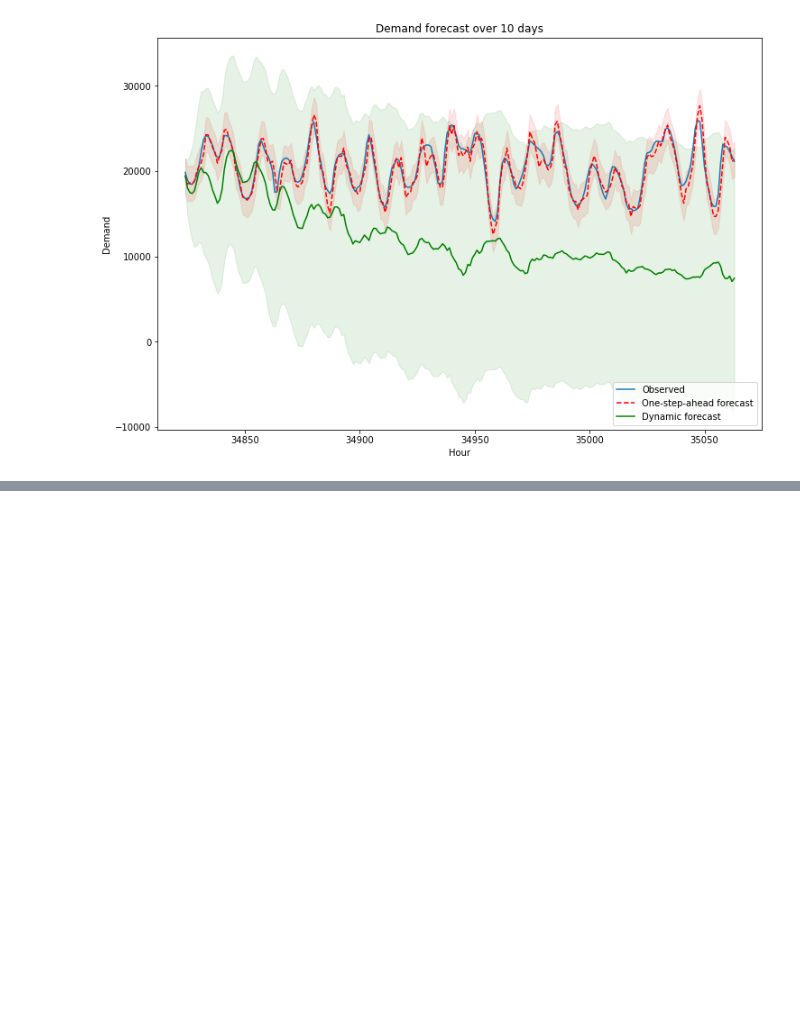
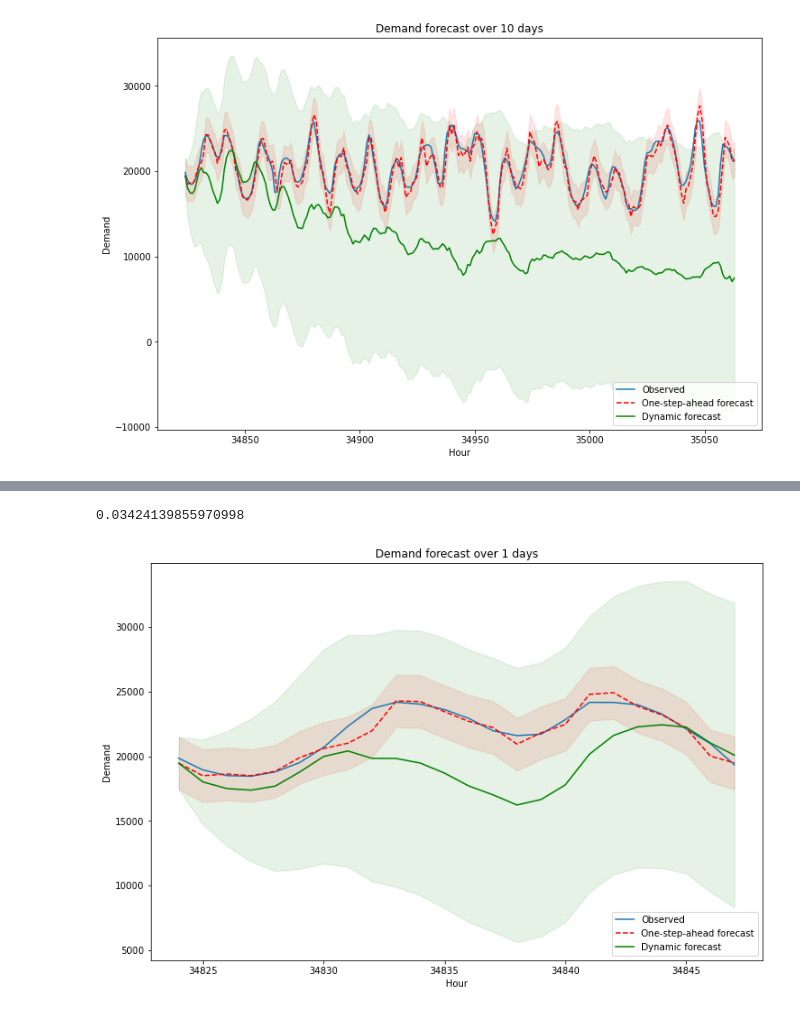
Before and after one commit to mattj949/Stats315B, a Jupyter notebook: SARMIAX.ipynb, the cells around one changed output, grey strips where cells are left out. Cells and saved outputs as stored; diff of their text form; code cells hidden in the pictures; blank space fills up the shorter version.

```diff
--- a/SARMIAX.ipynb
+++ b/SARMIAX.ipynb
@@ -119,0 +131,27 @@ legend = ax.legend(loc='lower right')
+# %%
+mean_pct_error
+# %% [output]
+0.03424139855970998
+# %%
+# Plot the beginning portion of the graph above
+PLOT_BEGIN_DAYS = 1
+
+# Graph
+fig, ax = plt.subplots(figsize=(12,8))
+npre = 4
+ax.set(title='Demand forecast over '+str(PLOT_BEGIN_DAYS)+' days', xlabel='Hour', ylabel='Demand')
+
+# Plot data points
+endog[-num_test:-num_test + PLOT_BEGIN_DAYS*24].plot(ax=ax, style='-', label='Observed')
+
+# Plot predictions
+predict.predicted_mean[-num_test:-num_test+PLOT_BEGIN_DAYS*24].plot(ax=ax, style='r--', label='One-step-ahead forecast')
+ci = predict_ci[-num_test:-num_test+PLOT_BEGIN_DAYS*24]
+ax.fill_between(ci.index, ci.iloc[:,0], ci.iloc[:,1], color='r', alpha=0.1)
+predict_dy.predicted_mean[-num_test:-num_test+PLOT_BEGIN_DAYS*24].plot(ax=ax, style='g', label='Dynamic forecast')
+ci = predict_dy_ci[-num_test:-num_test+PLOT_BEGIN_DAYS*24]
+ax.fill_between(ci.index, ci.iloc[:,0], ci.iloc[:,1], color='g', alpha=0.1)
+
+legend = ax.legend(loc='lower right')
+# %% [output]
+[figure, added]
```
Also changed, not shown: parts of 6 cells of this notebook.
